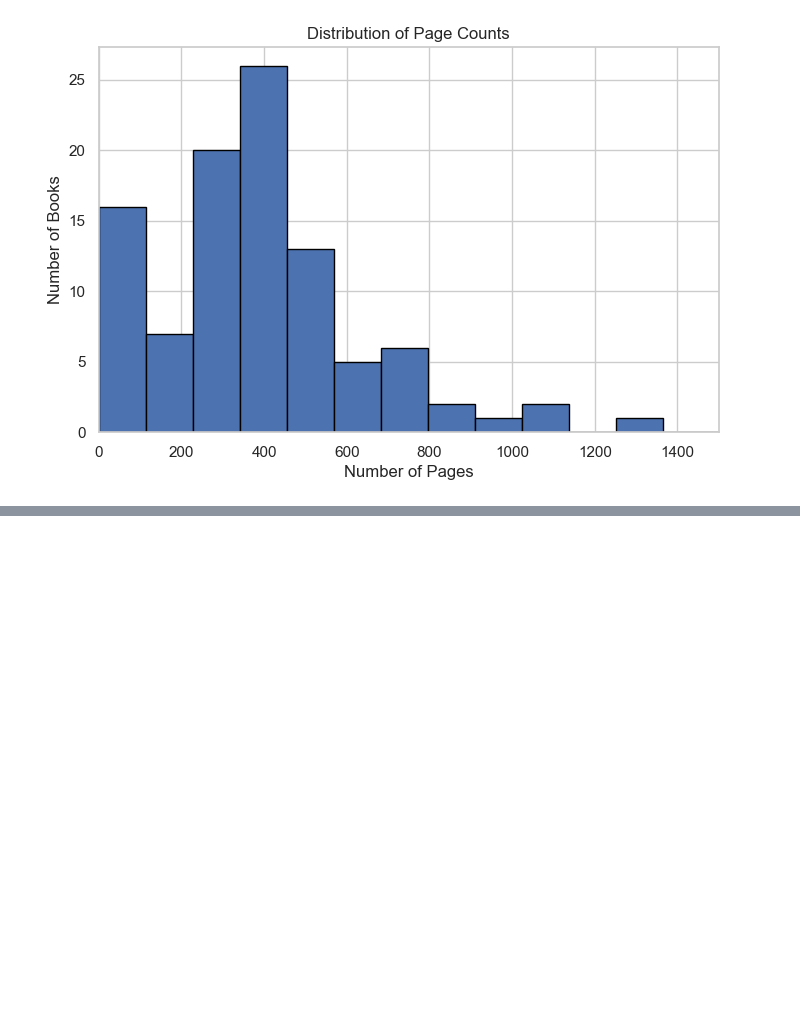
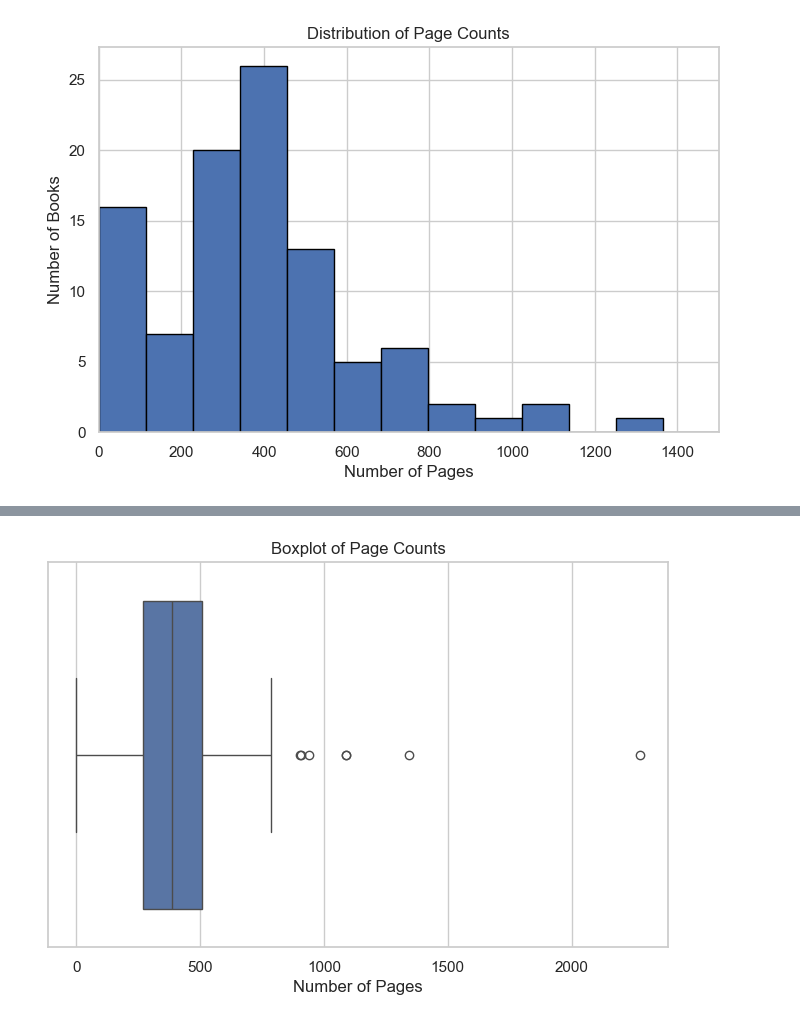
Before and after one commit to CamLandon/smart-books, a Jupyter notebook: notebooks/exploratory_analysis.ipynb, the cells around one changed output, grey strips where cells are left out. Saved outputs shown, nothing was run; the diff lists cells and outputs as text; code cells hidden in the pictures; blank space fills up the shorter version.

```diff
--- a/notebooks/exploratory_analysis.ipynb
+++ b/notebooks/exploratory_analysis.ipynb
@@ -83,0 +106,10 @@ plt.show()
+# %%
+# Step 8a: Boxplot for Page Counts
+
+plt.figure(figsize=(8,5))
+sns.boxplot(x=books_df['pageCount'])
+plt.title('Boxplot of Page Counts')
+plt.xlabel('Number of Pages')
+plt.show()
+# %% [output]
+[figure, added]
```
Also changed, not shown: parts of 4 cells of this notebook, 1 other file.
